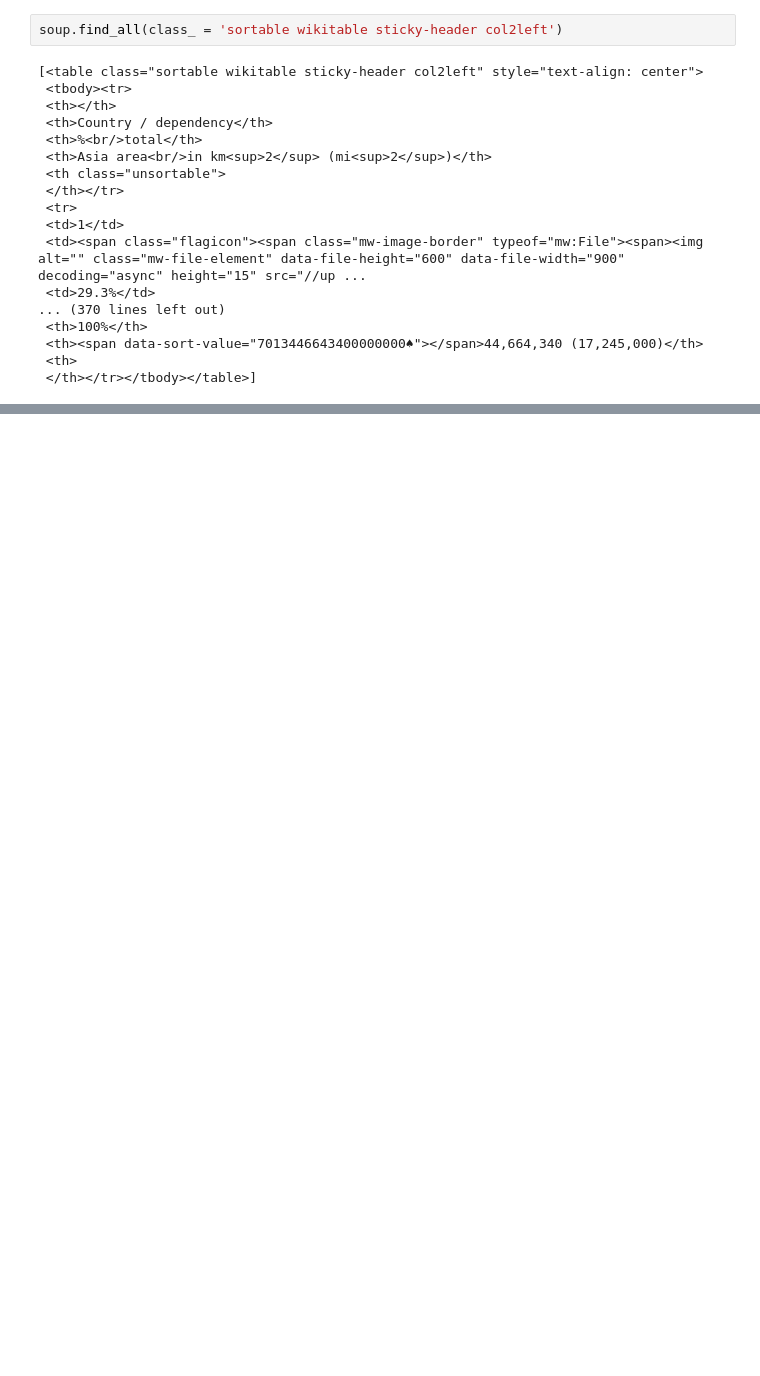
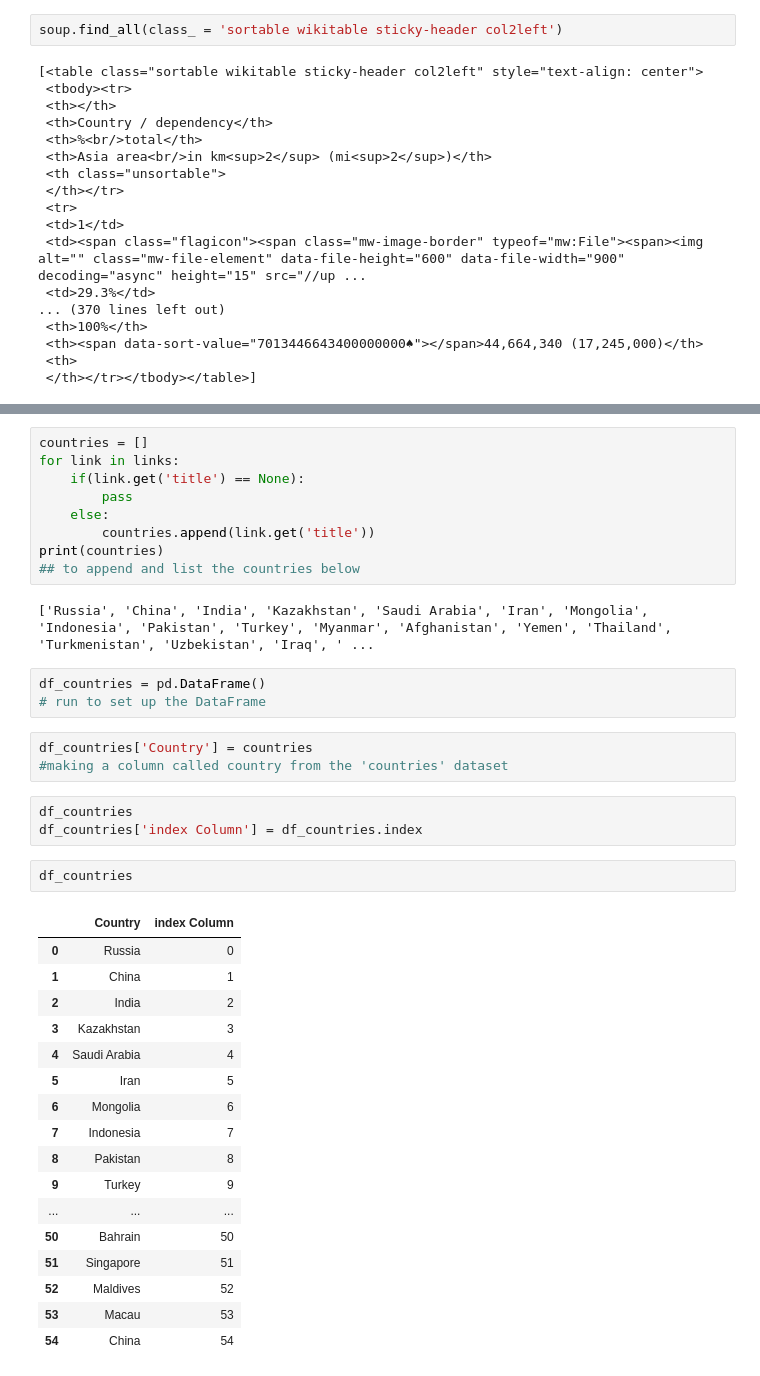
Before and after one commit to yeeshuennteo/MY-DAC-Curriculum, a Jupyter notebook: DAC-007_Web_Scraping/DAC-007_Web_Scraping_Tutorial.ipynb, the cells around one changed output, grey strips where cells are left out. Saved outputs shown, nothing was run; the diff lists cells and outputs as text; blank space fills up the shorter version.

```diff
--- a/DAC-007_Web_Scraping/DAC-007_Web_Scraping_Tutorial.ipynb
+++ b/DAC-007_Web_Scraping/DAC-007_Web_Scraping_Tutorial.ipynb
@@ -83,0 +131,40 @@ soup.find_all(class_ = 'sortable wikitable sticky-header col2left')
+# %%
+countries = []
+for link in links:
+    if(link.get('title') == None):
+        pass
+    else:
+        countries.append(link.get('title'))
+print(countries)
+## to append and list the countries below
+# %% [output]
+['Russia', 'China', 'India', 'Kazakhstan', 'Saudi Arabia', 'Iran', 'Mongolia', 'Indonesia', 'Pakistan', 'Turkey', 'Myanmar', 'Afghanistan', 'Yemen', 'Thailand', 'Turkmenistan', 'Uzbekistan', 'Iraq', ' ...
+# %%
+df_countries = pd.DataFrame()
+# run to set up the DataFrame
+# %%
+df_countries['Country'] = countries
+#making a column called country from the 'countries' dataset
+# %%
+df_countries
+df_countries['index Column'] = df_countries.index
+# %%
+df_countries
+# %% [output]
+|  | Country | index Column |
+| 0 | Russia | 0 |
+| 1 | China | 1 |
+| 2 | India | 2 |
+| 3 | Kazakhstan | 3 |
+| 4 | Saudi Arabia | 4 |
+| 5 | Iran | 5 |
+| 6 | Mongolia | 6 |
+| 7 | Indonesia | 7 |
+| 8 | Pakistan | 8 |
+| 9 | Turkey | 9 |
+| ... | ... | ... |
+| 50 | Bahrain | 50 |
+| 51 | Singapore | 51 |
+| 52 | Maldives | 52 |
+| 53 | Macau | 53 |
+| 54 | China | 54 |
```
Also changed, not shown: parts of 9 cells of this notebook.
